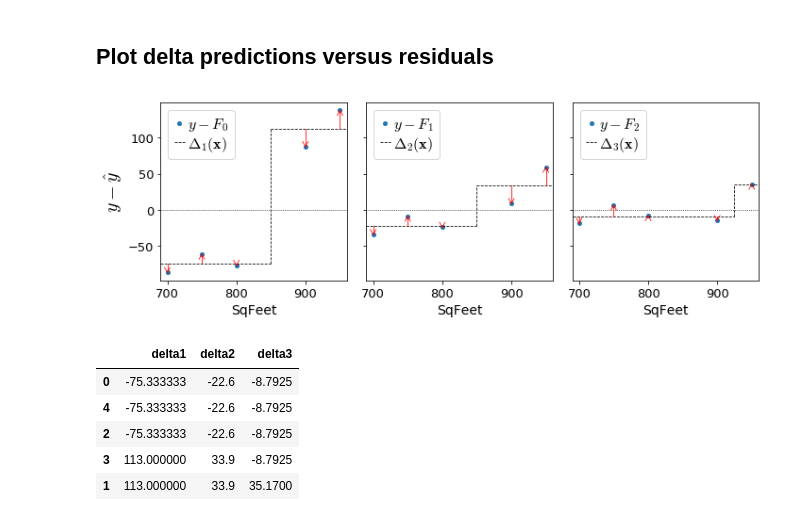
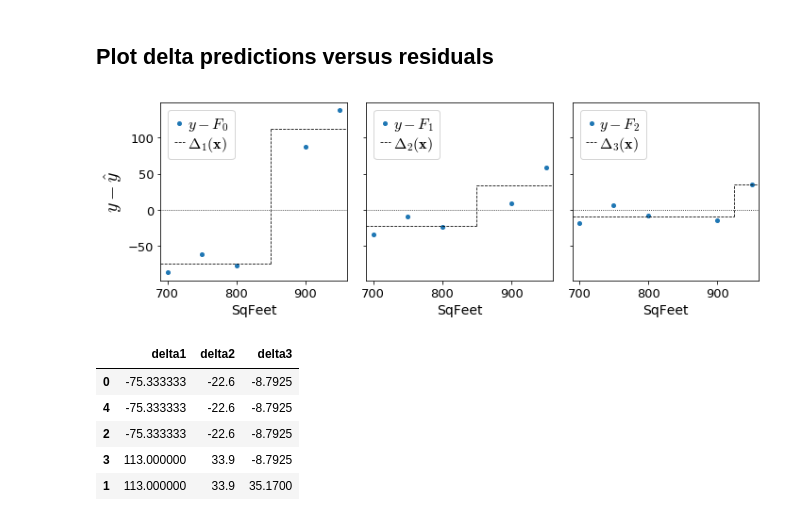
Before and after one commit to parrt/ml-articles, a Jupyter notebook: gradient-boosting/notebooks/dev-mse.ipynb, the cells around one changed output. Saved outputs shown, nothing was run; the diff lists cells and outputs as text; code cells hidden in the pictures.

```diff
--- a/gradient-boosting/notebooks/dev-mse.ipynb
+++ b/gradient-boosting/notebooks/dev-mse.ipynb
@@ -147,37 +147,37 @@ def draw_stub(ax, x_train, y_train, y_pred, split, stage):
              linewidth=.8, linestyle=':', c='k')
     ax.legend(handles=[line1,line2], fontsize=16,
               loc='upper left',
               labelspacing=.1,
               handletextpad=.2,
               handlelength=.7,
               frameon=True)
 
 def draw_residual(ax, x_train, y_train, y_hat):
     for x,y,yhat in zip(x_train, y_train, y_hat):
         draw_vector(ax, x, yhat, 0, y-yhat, df.rent.max()-df.rent.min())
 
 fig, axes = plt.subplots(nrows=1, ncols=3, figsize=(10, 3.5), sharey=True)
 
 axes[0].set_ylabel(r"$y-\hat y$", fontsize=20)
 for a in range(3):
     axes[a].set_xlabel(r"SqFeet", fontsize=14)
     axes[a].set_xlim(df.sqfeet.min()-10,df.sqfeet.max()+10)
 
 draw_stub(axes[0], df.sqfeet, df.dir1, df.delta1, splits[1], stage=1)
-draw_residual(axes[0], df.sqfeet,df.dir1,df.delta1)
+#draw_residual(axes[0], df.sqfeet,df.dir1,df.delta1)
 
 draw_stub(axes[1], df.sqfeet, df.dir2, df.delta2, splits[2], stage=2)
-draw_residual(axes[1], df.sqfeet,df.dir2,df.delta2)
+#draw_residual(axes[1], df.sqfeet,df.dir2,df.delta2)
 
 draw_stub(axes[2], df.sqfeet, df.dir3, df.delta3, splits[3], stage=3)
-draw_residual(axes[2], df.sqfeet,df.dir3,df.delta3)
+#draw_residual(axes[2], df.sqfeet,df.dir3,df.delta3)
 
 plt.tight_layout()
 
 plt.savefig('/tmp/t.svg')
 plt.show()
 # %% [output]
-[figure, old version]
+[figure, new version]
 # %%
 df[['delta1','delta2','delta3']]
 # %% [output]
```
Also changed, not shown: 6 other files.
